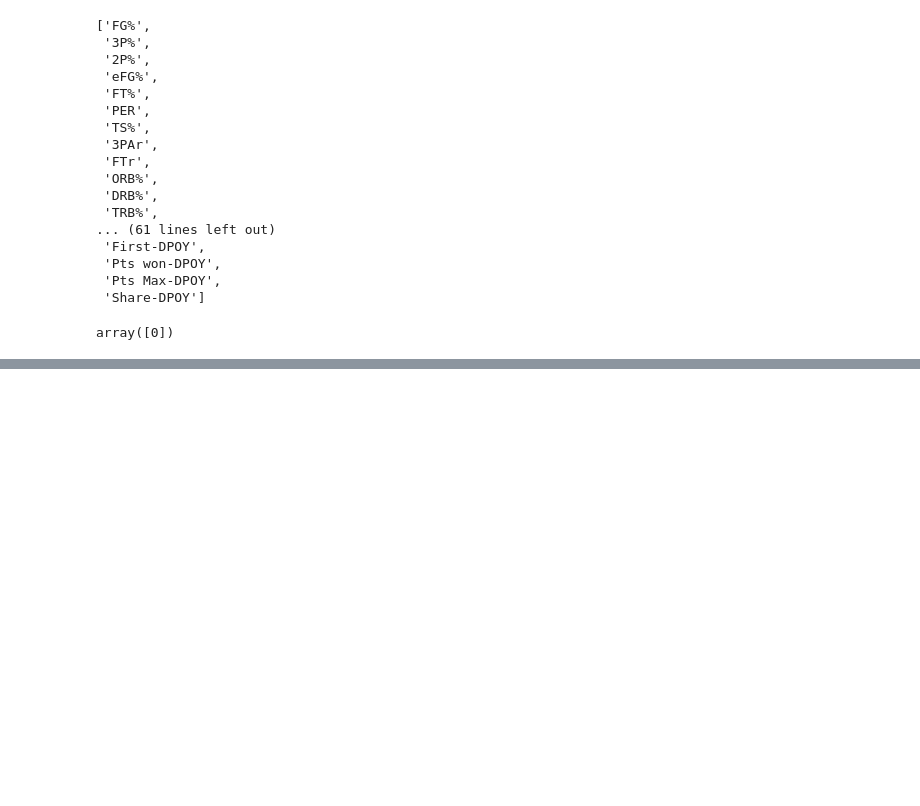
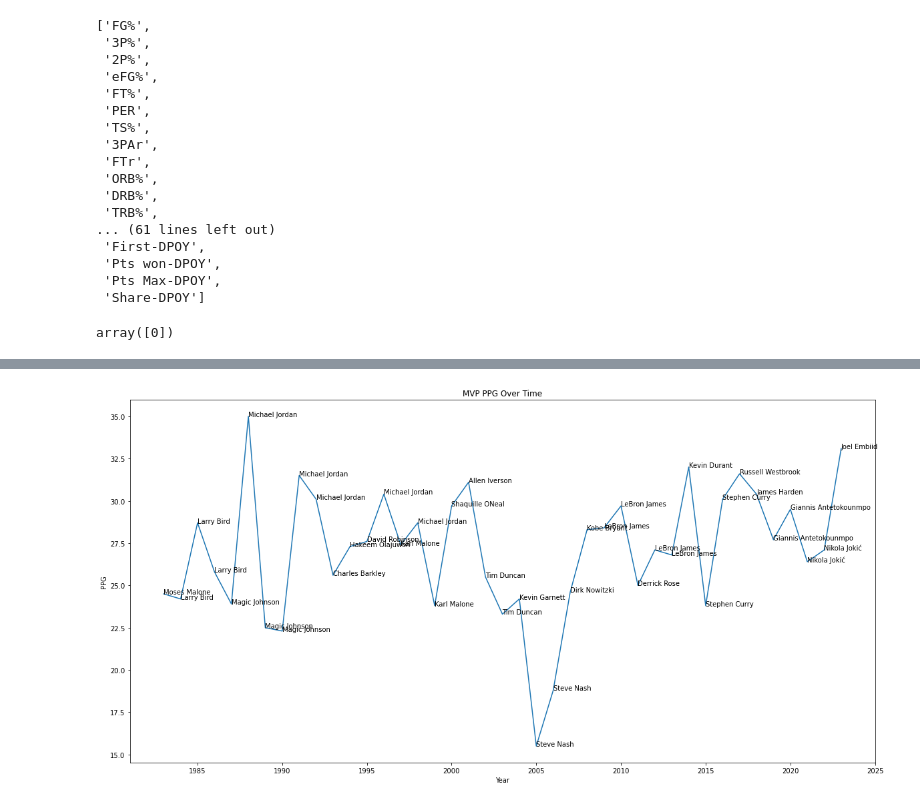
Before and after one commit to mitchellren123/NBA-Accolade-Analysis, a Jupyter notebook: NBA-Accolades.ipynb, the cells around one changed output, grey strips where cells are left out. Drawn from its saved outputs; the diff is of its cells as text; code cells hidden in the pictures; blank space fills up the shorter version.

```diff
--- a/NBA-Accolades.ipynb
+++ b/NBA-Accolades.ipynb
@@ -1575,4 +1575,6 @@ null_columns
  'Pts won-DPOY',
  'Pts Max-DPOY',
  'Share-DPOY']
+# %%
+df = totals_and_advanced_and_per100pos_and_per36min_and_pergame_and_teams_and_mvps_and_dpoys_df
 # %%
@@ -1598,0 +1849,2 @@ PTS_checklist = ['PTSper100pos', 'ORtgper100pos', 'PTSper36min']
+# %%
+df = df.fillna(0)
@@ -1598,0 +1901,2 @@ PTS_checklist = ['PTSper100pos', 'ORtgper100pos', 'PTSper36min']
+# %%
+df = df.sort_values(by='Yr')
@@ -1598,0 +1923,21 @@ PTS_checklist = ['PTSper100pos', 'ORtgper100pos', 'PTSper36min']
+# %%
+fig, ax = plt.subplots(figsize=(20, 10))
+x = df[df['Rank-MVP'] == 1.0]['Yr']
+y = df[df['Rank-MVP'] == 1.0]['PTSpergame']
+val = df[df['Rank-MVP'] == 1.0]['Player']
+
+plt.plot(x, y)
+plt.title('MVP PPG Over Time')
+plt.xlabel('Year')
+plt.ylabel('PPG')
+
+def label_point(x, y, val, ax):
+    a = pd.concat({'x': x, 'y': y, 'val': val}, axis=1)
+    for i, point in a.iterrows():
+        ax.text(point['x'], point['y'], str(point['val']))
+
+label_point(x, y, val, ax)
+
+plt.show();
+# %% [output]
+[figure, added]
```
Also changed, not shown: parts of 46 cells of this notebook.
